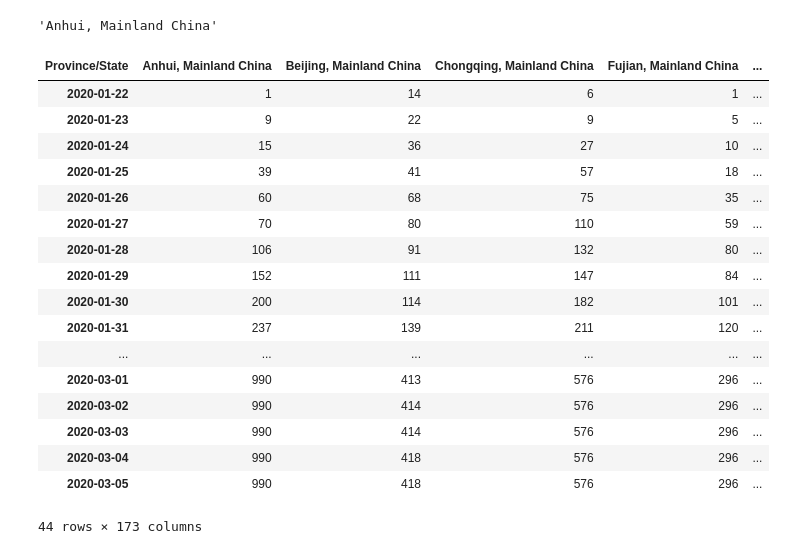
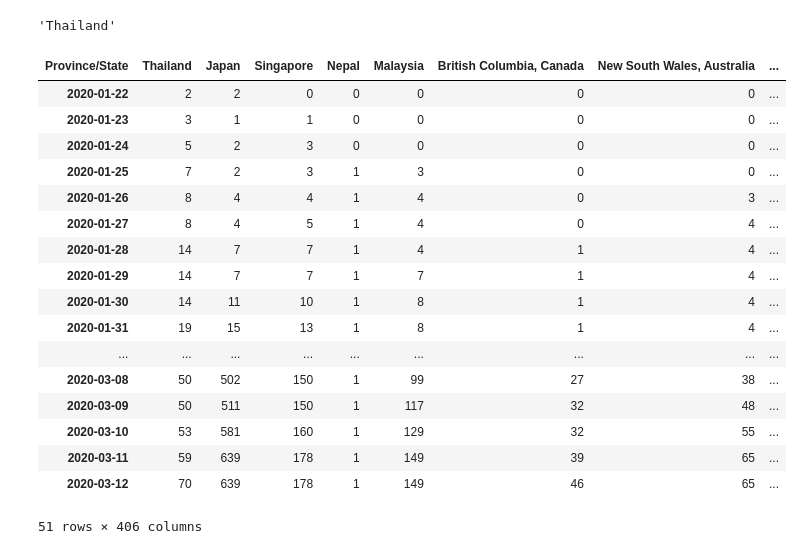
Before and after one commit to jcolot/Data-Science, a Jupyter notebook: COVID-19.ipynb, the cells around one changed output. Saved outputs shown, nothing was run; the diff lists cells and outputs as text; code cells hidden in the pictures.

```diff
--- a/COVID-19.ipynb
+++ b/COVID-19.ipynb
@@ -13,8 +13,8 @@ new_header = covid19.iloc[0]
 # %%
-for i, cell in enumerate(covid19.iloc[0]):
-    covid19.iloc[0][i] = str(str(covid19.iloc[0][i]) + ", ").replace("nan, ", "") + str(covid19.iloc[1][i])
+for i, cell in enumerate(covid_19_cases.iloc[0]):
+    covid_19_cases.iloc[0][i] = str(str(covid_19_cases.iloc[0][i]) + ", ").replace("nan, ", "") + str(covid_19_cases.iloc[1][i])
 # %%
-covid19.iloc[0][0]
+covid_19_cases.iloc[0][0]
 # %% [output]
-'Anhui, Mainland China'
+'Thailand'
 # %%
@@ -27,22 +27,22 @@ covid19.index = pd.to_datetime(covid19.index)
-# %%
-covid19
-# %% [output]
-| Province/State | Anhui, Mainland China | Beijing, Mainland China | Chongqing, Mainland China | Fujian, Mainland China | ... |
-| 2020-01-22 | 1 | 14 | 6 | 1 | ... |
-| 2020-01-23 | 9 | 22 | 9 | 5 | ... |
-| 2020-01-24 | 15 | 36 | 27 | 10 | ... |
-| 2020-01-25 | 39 | 41 | 57 | 18 | ... |
-| 2020-01-26 | 60 | 68 | 75 | 35 | ... |
-| 2020-01-27 | 70 | 80 | 110 | 59 | ... |
-| 2020-01-28 | 106 | 91 | 132 | 80 | ... |
-| 2020-01-29 | 152 | 111 | 147 | 84 | ... |
-| 2020-01-30 | 200 | 114 | 182 | 101 | ... |
-| 2020-01-31 | 237 | 139 | 211 | 120 | ... |
-| ... | ... | ... | ... | ... | ... |
-| 2020-03-01 | 990 | 413 | 576 | 296 | ... |
-| 2020-03-02 | 990 | 414 | 576 | 296 | ... |
-| 2020-03-03 | 990 | 414 | 576 | 296 | ... |
-| 2020-03-04 | 990 | 418 | 576 | 296 | ... |
-| 2020-03-05 | 990 | 418 | 576 | 296 | ... |
-44 rows × 173 columns
+# %%
+covid_19_cases
+# %% [output]
+| Province/State | Thailand | Japan | Singapore | Nepal | Malaysia | British Columbia, Canada | New South Wales, Australia | ... |
+| 2020-01-22 | 2 | 2 | 0 | 0 | 0 | 0 | 0 | ... |
+| 2020-01-23 | 3 | 1 | 1 | 0 | 0 | 0 | 0 | ... |
+| 2020-01-24 | 5 | 2 | 3 | 0 | 0 | 0 | 0 | ... |
+| 2020-01-25 | 7 | 2 | 3 | 1 | 3 | 0 | 0 | ... |
+| 2020-01-26 | 8 | 4 | 4 | 1 | 4 | 0 | 3 | ... |
+| 2020-01-27 | 8 | 4 | 5 | 1 | 4 | 0 | 4 | ... |
+| 2020-01-28 | 14 | 7 | 7 | 1 | 4 | 1 | 4 | ... |
+| 2020-01-29 | 14 | 7 | 7 | 1 | 7 | 1 | 4 | ... |
+| 2020-01-30 | 14 | 11 | 10 | 1 | 8 | 1 | 4 | ... |
+| 2020-01-31 | 19 | 15 | 13 | 1 | 8 | 1 | 4 | ... |
+| ... | ... | ... | ... | ... | ... | ... | ... | ... |
+| 2020-03-08 | 50 | 502 | 150 | 1 | 99 | 27 | 38 | ... |
+| 2020-03-09 | 50 | 511 | 150 | 1 | 117 | 32 | 48 | ... |
+| 2020-03-10 | 53 | 581 | 160 | 1 | 129 | 32 | 55 | ... |
+| 2020-03-11 | 59 | 639 | 178 | 1 | 149 | 39 | 65 | ... |
+| 2020-03-12 | 70 | 639 | 178 | 1 | 149 | 46 | 65 | ... |
+51 rows × 406 columns
 # %%
```
Also changed, not shown: parts of 21 cells of this notebook.
